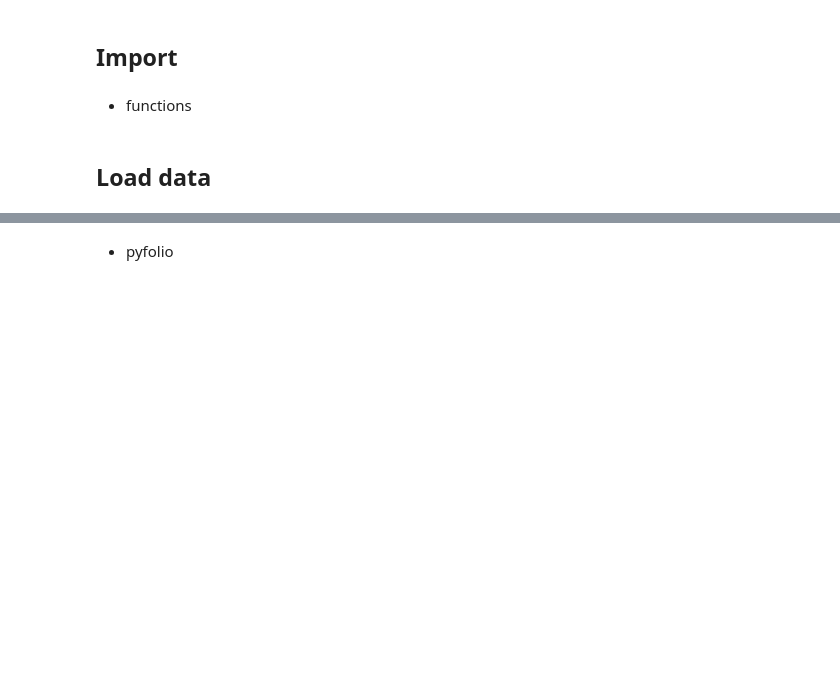
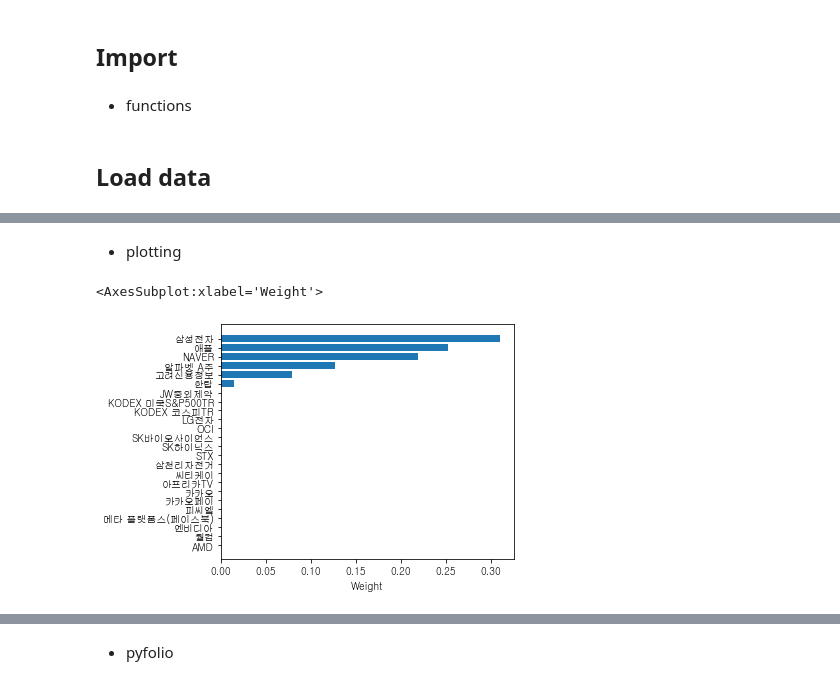
Before and after one commit to yjchoi-95/portfolio, a Jupyter notebook: ipynb/02. portfolio.ipynb, the cells around one changed output, grey strips where cells are left out. Saved outputs shown, nothing was run; the diff lists cells and outputs as text; code cells hidden in the pictures; blank space fills up the shorter version.

```diff
--- a/ipynb/02. portfolio.ipynb
+++ b/ipynb/02. portfolio.ipynb
@@ -2,13 +2,30 @@
 * 6000, 6002, 1171 (국내), 1871 (해외)
 # %% [markdown]
 ## Import
+# %%
+import copy
+import numpy as np
+from pypfopt import risk_models, exceptions
+from pypfopt import EfficientFrontier, CLA
+import scipy.cluster.hierarchy as sch
+import warnings
+
+import matplotlib.pyplot as plt
+
+plt.style.use("seaborn-deep")
 # %%
-from pypfopt.expected_returns import mean_historical_return
+from pypfopt.expected_returns import mean_historical_return, ema_historical_return, capm_return, returns_from_prices
 from pypfopt.risk_models import CovarianceShrinkage
+from pypfopt.efficient_frontier import EfficientFrontier
 
+import matplotlib.pyplot as plt
+import FinanceDataReader as fdr
+import pypfopt
 import pandas as pd
 import numpy as np
 import datetime
 import os
+
+plt.rcParams['font.family']="gulim"
 # %% [markdown]
 * functions
@@ -43,3 +474,4 @@ port_input = stock_df.iloc[:, 1:]
 # %%
 mu = mean_historical_return(port_input)
-S = CovarianceShrinkage(port_input).ledoit_wolf()
+historical_returns = returns_from_prices(port_input)
+es = EfficientSemivariance(mu, historical_returns)
@@ -70,0 +478,4 @@ OrderedDict([('JW중외제약', 0.0),
+# %%
+weights = es.clean_weights()
+print(weights)
+es.portfolio_performance(verbose=True)
@@ -70,0 +488,7 @@ OrderedDict([('JW중외제약', 0.0),
+# %% [markdown]
+* plotting
+# %%
+plot_weights(weights)
+# %% [output]
+<AxesSubplot:xlabel='Weight'>
+[figure, added]
```
Also changed, not shown: parts of 71 cells of this notebook, 5 other files.
